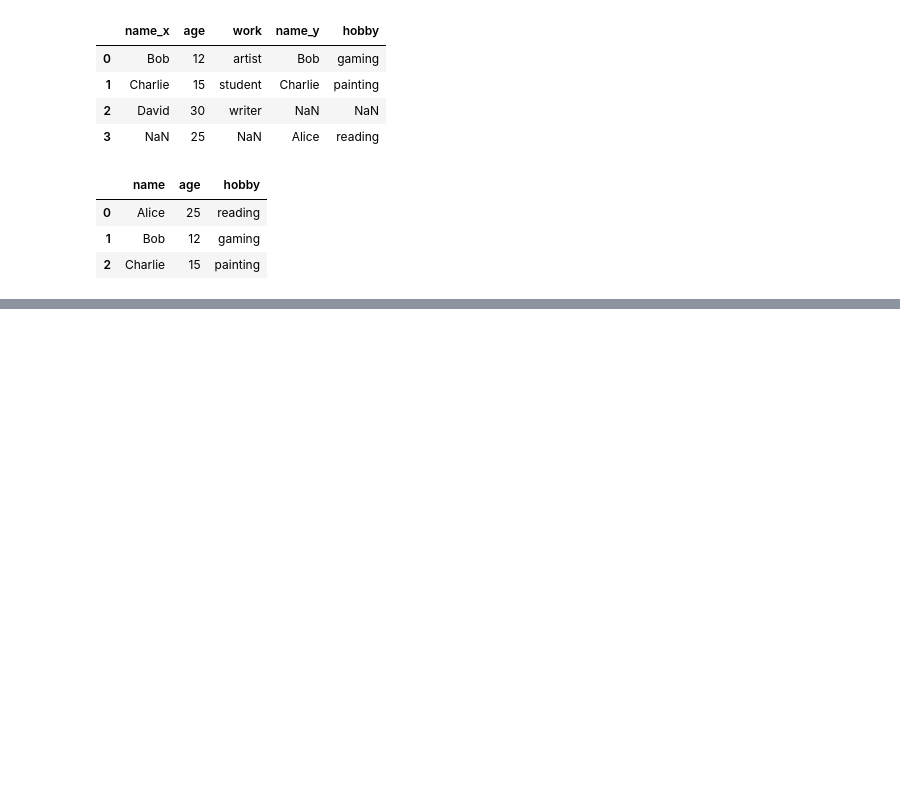
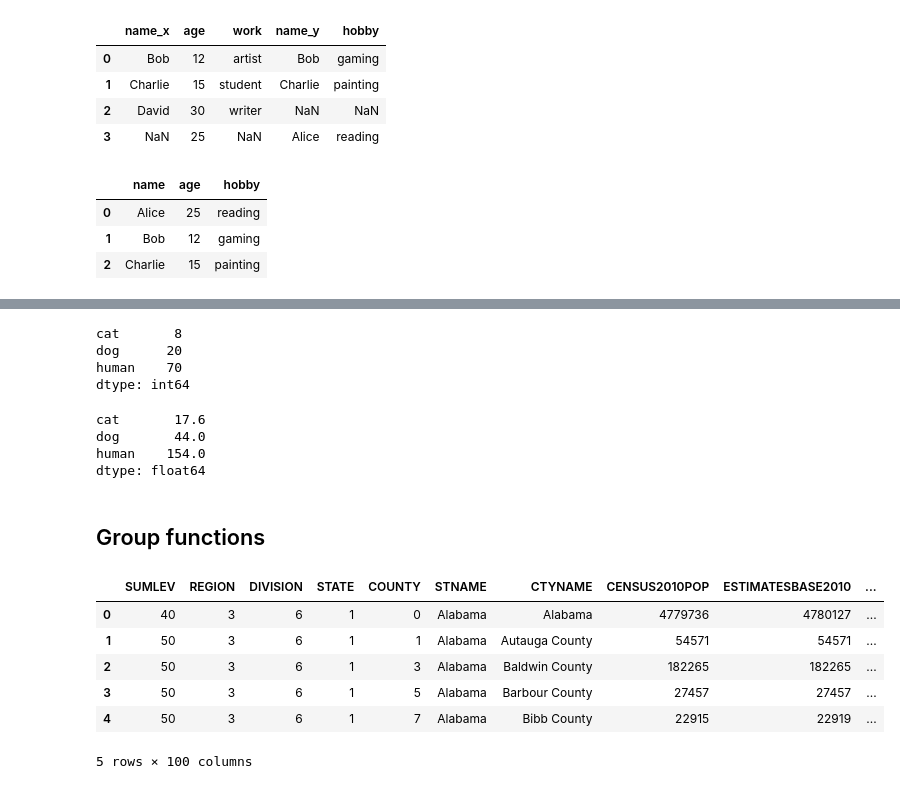
Before and after one commit to kishorepv/Data-Science-with-Python, a Jupyter notebook: Pandas library (Python).ipynb, the cells around one changed output, grey strips where cells are left out. Drawn from its saved outputs; the diff is of its cells as text; code cells hidden in the pictures; blank space fills up the shorter version.

```diff
--- a/Pandas library (Python).ipynb
+++ b/Pandas library (Python).ipynb
@@ -950,0 +1068,32 @@ joy_df.reset_index()
+# %%
+wts_kg=pd.Series({"human":70, "dog":20, "cat":8})
+wts_kg
+# %% [output]
+cat       8
+dog      20
+human    70
+dtype: int64
+# %%
+def kg_to_lb(x): #should take only single values
+    return 2.2*x #can return a single value /pd.Series
+wts_lbs=wts_kg.apply(kg_to_lb)
+wts_lbs
+# %% [output]
+cat       17.6
+dog       44.0
+human    154.0
+dtype: float64
+# %% [markdown]
+## Group functions
+# %%
+c_df=pd.read_csv("census.csv")
+# %%
+c_df.head()
+# %% [output]
+|  | SUMLEV | REGION | DIVISION | STATE | COUNTY | STNAME | CTYNAME | CENSUS2010POP | ESTIMATESBASE2010 | ... |
+| 0 | 40 | 3 | 6 | 1 | 0 | Alabama | Alabama | 4779736 | 4780127 | ... |
+| 1 | 50 | 3 | 6 | 1 | 1 | Alabama | Autauga County | 54571 | 54571 | ... |
+| 2 | 50 | 3 | 6 | 1 | 3 | Alabama | Baldwin County | 182265 | 182265 | ... |
+| 3 | 50 | 3 | 6 | 1 | 5 | Alabama | Barbour County | 27457 | 27457 | ... |
+| 4 | 50 | 3 | 6 | 1 | 7 | Alabama | Bibb County | 22915 | 22919 | ... |
+5 rows × 100 columns
```
Also changed, not shown: parts of 22 cells of this notebook, 1 other file.
